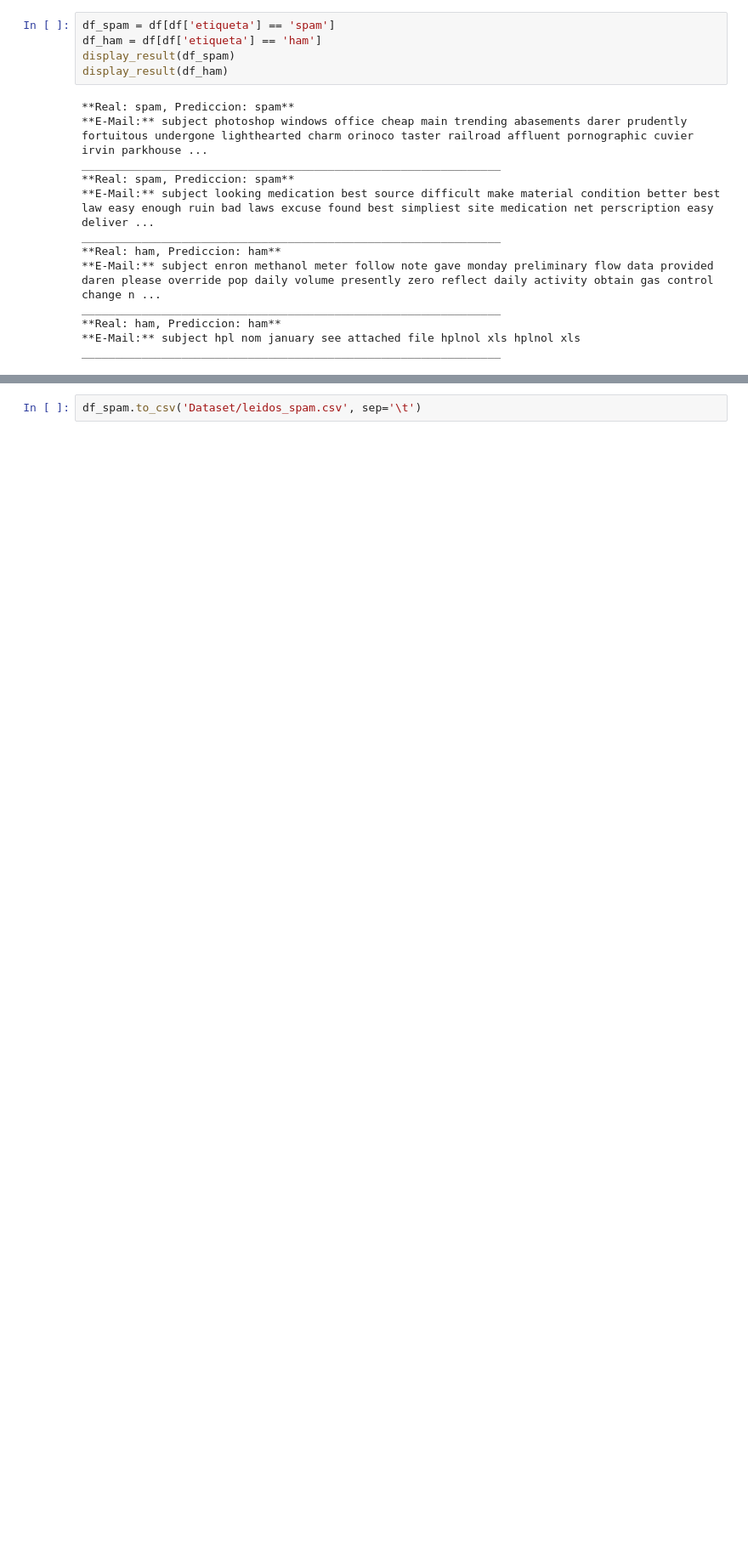
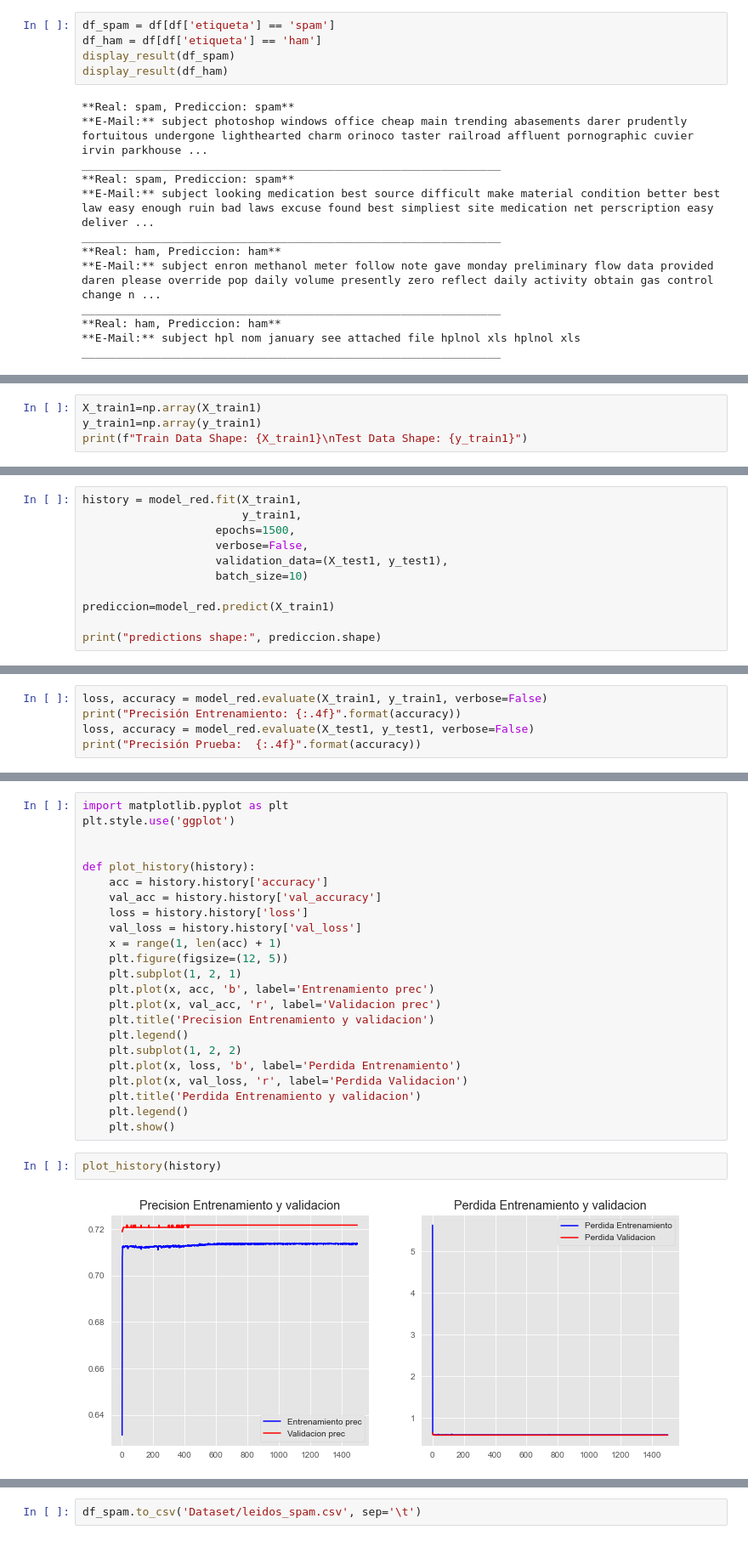
Before and after one commit to cluzzatti/20-21_caluva, a Jupyter notebook: Clasificador_Spam.ipynb, the cells around one changed output, grey strips where cells are left out. Shown at 85% size. Saved outputs shown, nothing was run; the diff lists cells and outputs as text; blank space fills up the shorter version.

```diff
--- a/Clasificador_Spam.ipynb
+++ b/Clasificador_Spam.ipynb
@@ -283,0 +316,4 @@ _________________________________________________________________
+# %%
+X_train1=np.array(X_train1)
+y_train1=np.array(y_train1)
+print(f"Train Data Shape: {X_train1}\nTest Data Shape: {y_train1}")
@@ -283,0 +323,11 @@ _________________________________________________________________
+# %%
+history = model_red.fit(X_train1,
+                        y_train1,
+                    epochs=1500,
+                    verbose=False,
+                    validation_data=(X_test1, y_test1),
+                    batch_size=10)
+
+prediccion=model_red.predict(X_train1)
+
+print("predictions shape:", prediccion.shape)
@@ -283,0 +336,5 @@ _________________________________________________________________
+# %%
+loss, accuracy = model_red.evaluate(X_train1, y_train1, verbose=False)
+print("Precisión Entrenamiento: {:.4f}".format(accuracy))
+loss, accuracy = model_red.evaluate(X_test1, y_test1, verbose=False)
+print("Precisión Prueba:  {:.4f}".format(accuracy))
@@ -283,0 +352,27 @@ _________________________________________________________________
+# %%
+import matplotlib.pyplot as plt
+plt.style.use('ggplot')
+
+
+def plot_history(history):
+    acc = history.history['accuracy']
+    val_acc = history.history['val_accuracy']
+    loss = history.history['loss']
+    val_loss = history.history['val_loss']
+    x = range(1, len(acc) + 1)
+    plt.figure(figsize=(12, 5))
+    plt.subplot(1, 2, 1)
+    plt.plot(x, acc, 'b', label='Entrenamiento prec')
+    plt.plot(x, val_acc, 'r', label='Validacion prec')
+    plt.title('Precision Entrenamiento y validacion')
+    plt.legend()
+    plt.subplot(1, 2, 2)
+    plt.plot(x, loss, 'b', label='Perdida Entrenamiento')
+    plt.plot(x, val_loss, 'r', label='Perdida Validacion')
+    plt.title('Perdida Entrenamiento y validacion')
+    plt.legend()
+    plt.show()
+# %%
+plot_history(history)
+# %% [output]
+[figure, added]
```
Also changed, not shown: parts of 16 cells of this notebook.
